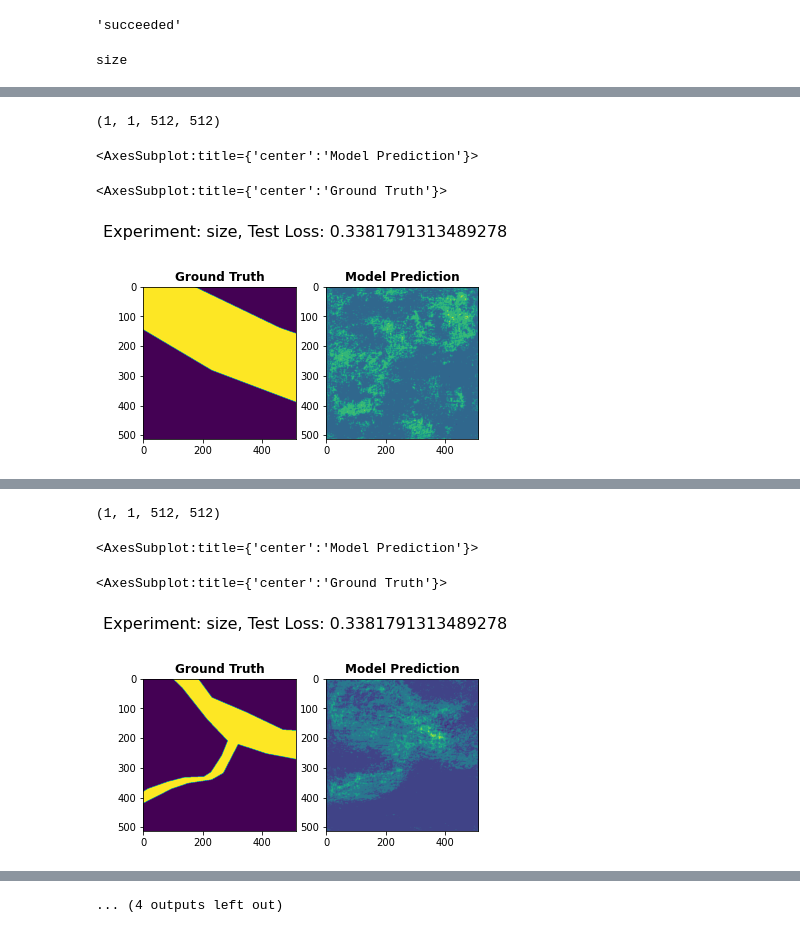
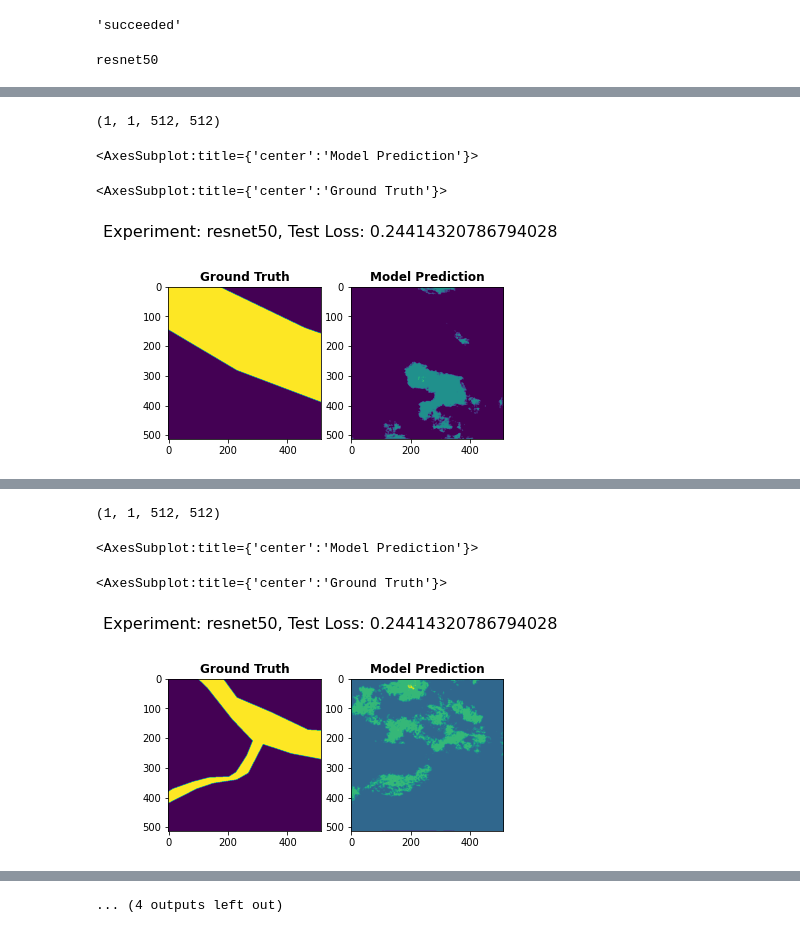
Before and after one commit to maxzvyagin/ephemeral_streams_code, a Jupyter notebook: model_visualization.ipynb, the cells around one changed output, grey strips where cells are left out. Saved outputs shown, nothing was run; the diff lists cells and outputs as text; code cells hidden in the pictures.

```diff
--- a/model_visualization.ipynb
+++ b/model_visualization.ipynb
@@ -57,7 +57,7 @@ for e in experiments:
         encoder = encoder.split("encoder")[1].lower()
     else:
         encoder = encoder.lower()
-    if id_num == 269 and e.state == 'succeeded':
+    if id_num == 281 and e.state == 'succeeded':
         # load in the model
         e.download_artifacts()
         with zipfile.ZipFile('output.zip') as zip_ref:
@@ -112,4 +112,4 @@ for e in experiments:
             show(test['mask'], ax=m_axis, title="Ground Truth")
             pyplot.show()
 # %% [output]
-size
+resnet50
@@ -117,4 +117,4 @@ Text(0.5, 0.98, 'Experiment: size, Test Loss: 0.3381791313489278')
 (1, 1, 512, 512)
 <AxesSubplot:title={'center':'Model Prediction'}>
 <AxesSubplot:title={'center':'Ground Truth'}>
-[figure, old version]
+[figure, new version]
@@ -122,4 +122,4 @@ Text(0.5, 0.98, 'Experiment: size, Test Loss: 0.3381791313489278')
 (1, 1, 512, 512)
 <AxesSubplot:title={'center':'Model Prediction'}>
 <AxesSubplot:title={'center':'Ground Truth'}>
-[figure, old version]
+[figure, new version]
```
Also changed, not shown: parts of 2 cells of this notebook, 3 other files.
